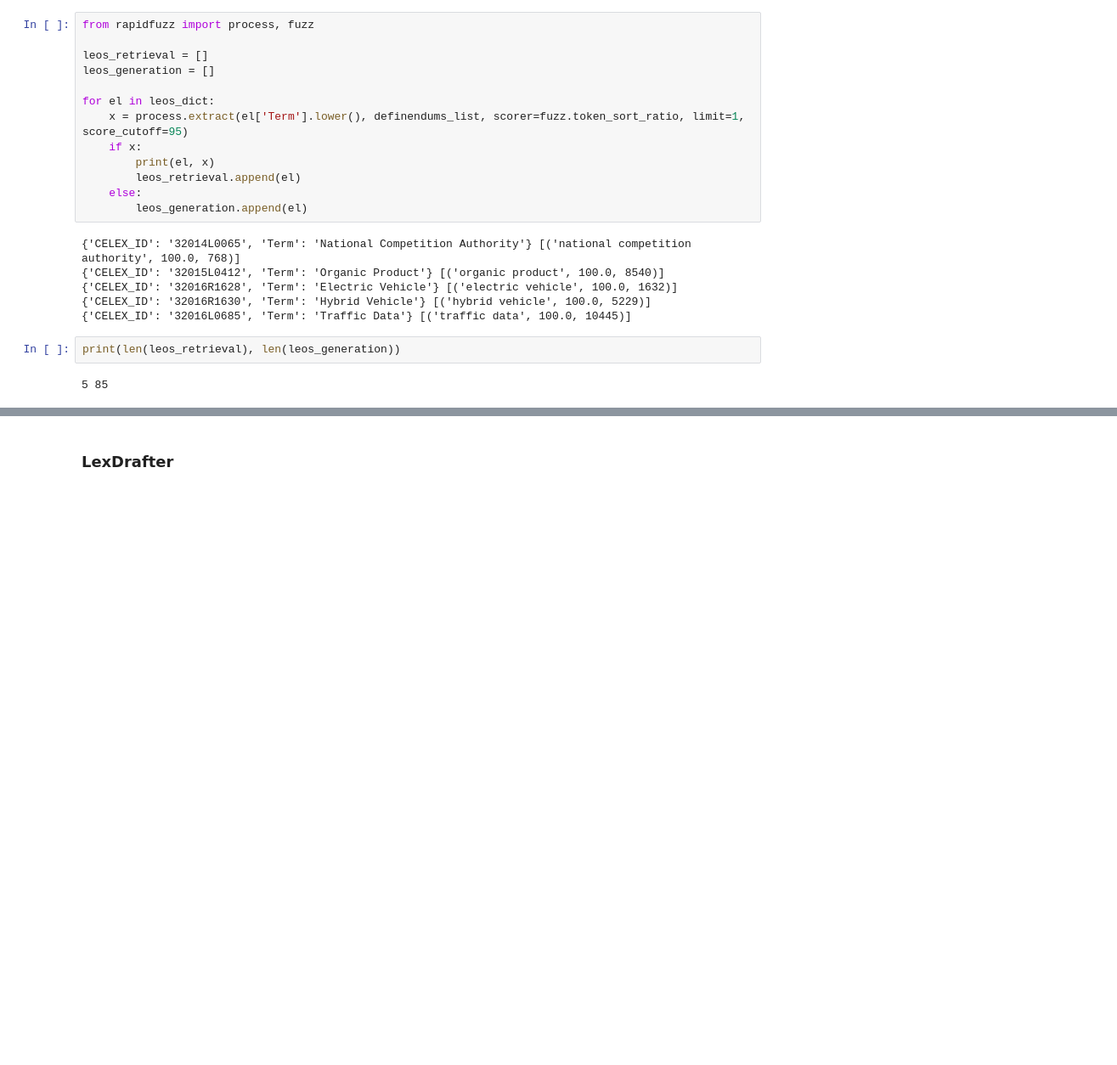
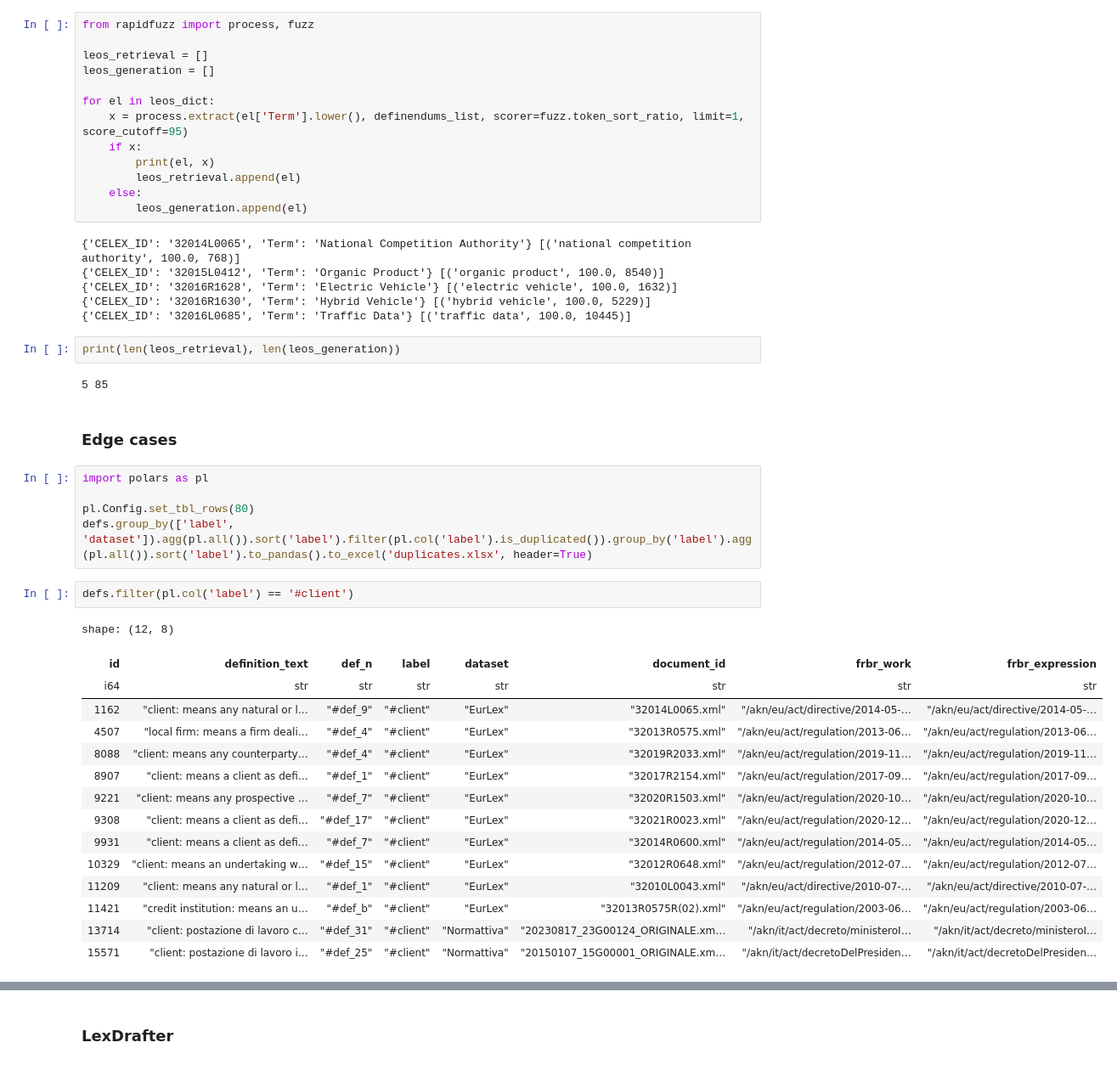
Before and after one commit to leonardozilli/LegislativeDefinitionsAgent, a Jupyter notebook: evaluation/evaluation.ipynb, the cells around one changed output, grey strips where cells are left out. Shown at 85% size. Cells and saved outputs as stored; diff of their text form; blank space fills up the shorter version.

```diff
--- a/evaluation/evaluation.ipynb
+++ b/evaluation/evaluation.ipynb
@@ -157,3 +86,28 @@ for el in leos_dict:
 print(len(leos_retrieval), len(leos_generation))
 # %% [output]
 5 85
+# %% [markdown]
+### Edge cases
+# %%
+import polars as pl
+
+pl.Config.set_tbl_rows(80)
+defs.group_by(['label', 'dataset']).agg(pl.all()).sort('label').filter(pl.col('label').is_duplicated()).group_by('label').agg(pl.all()).sort('label').to_pandas().to_excel('duplicates.xlsx', header=True)
+# %%
+defs.filter(pl.col('label') == '#client')
+# %% [output]
+shape: (12, 8)
+| id | definition_text | def_n | label | dataset | document_id | frbr_work | frbr_expression |
+| i64 | str | str | str | str | str | str | str |
+| 1162 | "client: means any natural or l… | "#def_9" | "#client" | "EurLex" | "32014L0065.xml" | "/akn/eu/act/directive/2014-05-… | "/akn/eu/act/directive/2014-05-… |
+| 4507 | "local firm: means a firm deali… | "#def_4" | "#client" | "EurLex" | "32013R0575.xml" | "/akn/eu/act/regulation/2013-06… | "/akn/eu/act/regulation/2013-06… |
+| 8088 | "client: means any counterparty… | "#def_4" | "#client" | "EurLex" | "32019R2033.xml" | "/akn/eu/act/regulation/2019-11… | "/akn/eu/act/regulation/2019-11… |
+| 8907 | "client: means a client as defi… | "#def_1" | "#client" | "EurLex" | "32017R2154.xml" | "/akn/eu/act/regulation/2017-09… | "/akn/eu/act/regulation/2017-09… |
+| 9221 | "client: means any prospective … | "#def_7" | "#client" | "EurLex" | "32020R1503.xml" | "/akn/eu/act/regulation/2020-10… | "/akn/eu/act/regulation/2020-10… |
+| 9308 | "client: means a client as defi… | "#def_17" | "#client" | "EurLex" | "32021R0023.xml" | "/akn/eu/act/regulation/2020-12… | "/akn/eu/act/regulation/2020-12… |
+| 9931 | "client: means a client as defi… | "#def_7" | "#client" | "EurLex" | "32014R0600.xml" | "/akn/eu/act/regulation/2014-05… | "/akn/eu/act/regulation/2014-05… |
+| 10329 | "client: means an undertaking w… | "#def_15" | "#client" | "EurLex" | "32012R0648.xml" | "/akn/eu/act/regulation/2012-07… | "/akn/eu/act/regulation/2012-07… |
+| 11209 | "client: means any natural or l… | "#def_1" | "#client" | "EurLex" | "32010L0043.xml" | "/akn/eu/act/directive/2010-07-… | "/akn/eu/act/directive/2010-07-… |
+| 11421 | "credit institution: means an u… | "#def_b" | "#client" | "EurLex" | "32013R0575R(02).xml" | "/akn/eu/act/regulation/2003-06… | "/akn/eu/act/regulation/2003-06… |
+| 13714 | "client: postazione di lavoro c… | "#def_31" | "#client" | "Normattiva" | "20230817_23G00124_ORIGINALE.xm… | "/akn/it/act/decreto/ministeroI… | "/akn/it/act/decreto/ministeroI… |
+| 15571 | "client: postazione di lavoro i… | "#def_25" | "#client" | "Normattiva" | "20150107_15G00001_ORIGINALE.xm… | "/akn/it/act/decretoDelPresiden… | "/akn/it/act/decretoDelPresiden… |
```
Also changed, not shown: parts of 46 cells of this notebook, 34 other files.
